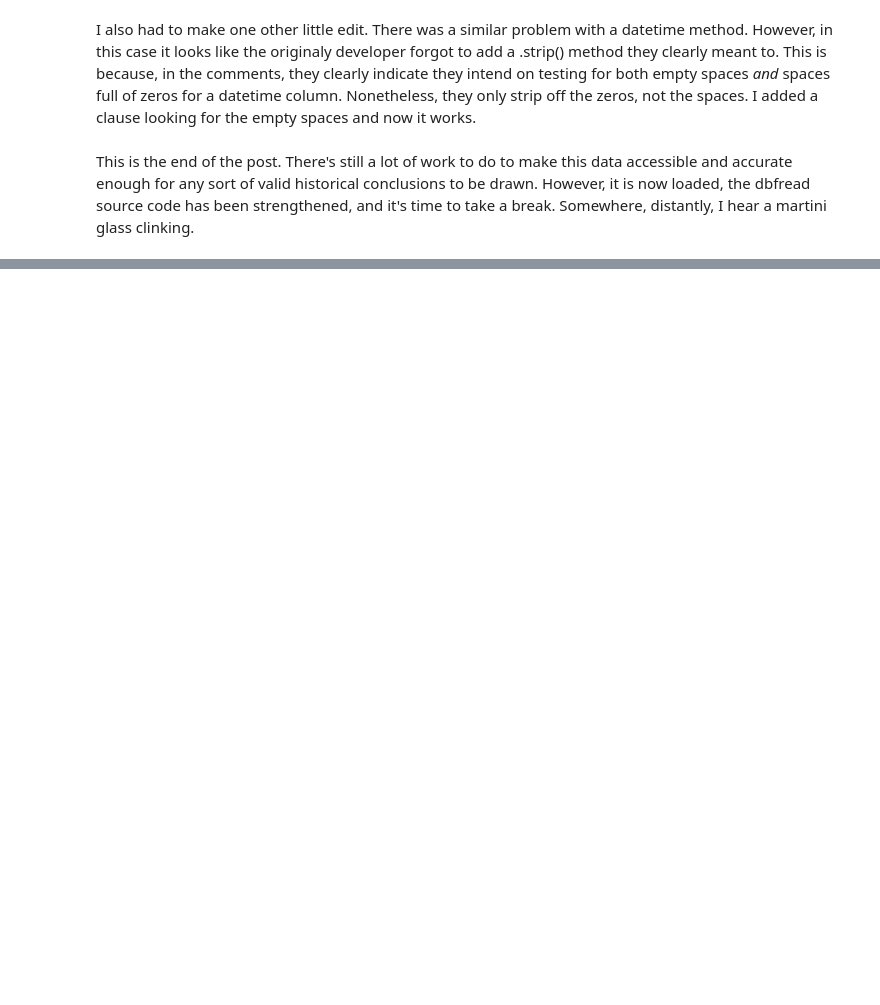
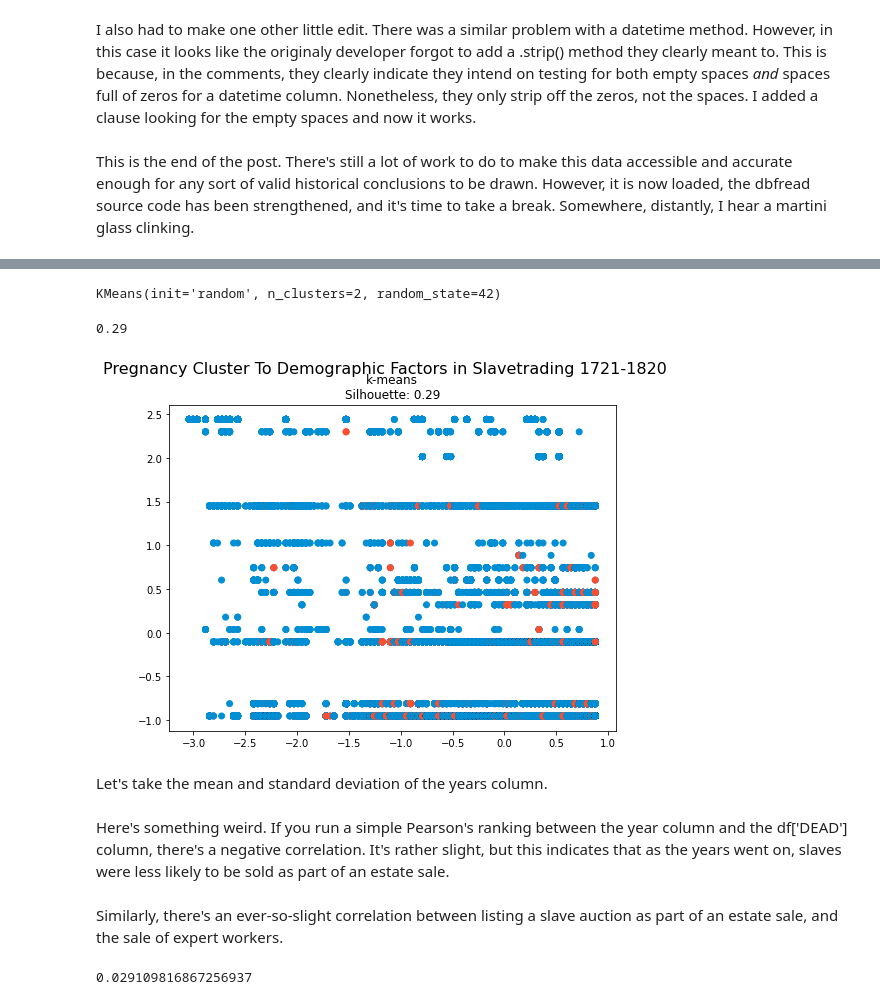
Before and after one commit to janneyt/Slave-Experience-Data-Analysis, a Jupyter notebook: SlaveExperienceLouisianaPart1(1).ipynb, the cells around one changed output, grey strips where cells are left out. Cells and saved outputs as stored; diff of their text form; code cells hidden in the pictures; blank space fills up the shorter version.

```diff
--- a/SlaveExperienceLouisianaPart1(1).ipynb
+++ b/SlaveExperienceLouisianaPart1(1).ipynb
@@ -123,0 +1256,11 @@ This is the end of the post. There's still a lot of work to do to make this data
+# %%
+kmeans = KMeans(
+        init="random",
+        n_clusters=2,
+        n_init=10,
+        max_iter=300,
+        random_state=42
+    )
+# %%
+# Create a new dataframe with enterprise, age, salevalp, invalp, sex and race
+auction_value = pd.concat([number_col['ENTERPRISE'],number_col['AGE'],number_col['SALEVALP'],number_col['INVVALP'],number_col['SEX'],number_col['RACE']],axis=1)
@@ -123,0 +1283,7 @@ This is the end of the post. There's still a lot of work to do to make this data
+# %%
+
+scaled_value = scaler.fit_transform(auction_value)
+# %%
+kmeans.fit(scaled_value)
+# %% [output]
+KMeans(init='random', n_clusters=2, random_state=42)
@@ -123,0 +1292,24 @@ This is the end of the post. There's still a lot of work to do to make this data
+# %%
+kmeans_silhouette
+# %% [output]
+0.29
+# %%
+# Plot the data and cluster silhouette comparison
+fig, (ax1) = plt.subplots(
+    1, figsize=(8, 6), sharex=True, sharey=True)
+
+fig.suptitle(f"Pregnancy Cluster To Demographic Factors in Slavetrading 1721-1820", fontsize=16)
+fte_colors = {
+    0: "#008fd5",
+    1: "#fc4f30",}
+# The k-means plot
+km_colors = [fte_colors[label] for label in kmeans.labels_]
+ax1.scatter(scaled_number_col[:, 0], scaled_number_col[:, 1], c=km_colors)
+ax1.set_title(
+    f"k-means\nSilhouette: {kmeans_silhouette}", fontdict={"fontsize": 12})
+
+plt.show()
+# %% [output]
+[figure, added]
+# %% [markdown]
+Let's take the mean and standard deviation of the years column.
@@ -123,0 +1318,9 @@ This is the end of the post. There's still a lot of work to do to make this data
+# %% [markdown]
+Here's something weird. If you run a simple Pearson's ranking between the year column and the df['DEAD'] column, there's a negative correlation. It's rather slight, but this indicates that as the years went on, slaves were less likely to be sold as part of an estate sale.
+# %% [markdown]
+Similarly, there's an ever-so-slight correlation between listing a slave auction as part of an estate sale, and the sale of expert workers.
+# %%
+dead_expert_correlation = dead.corr(expert)
+dead_expert_correlation
+# %% [output]
+0.029109816867256937
```
Also changed, not shown: parts of 190 cells of this notebook.
